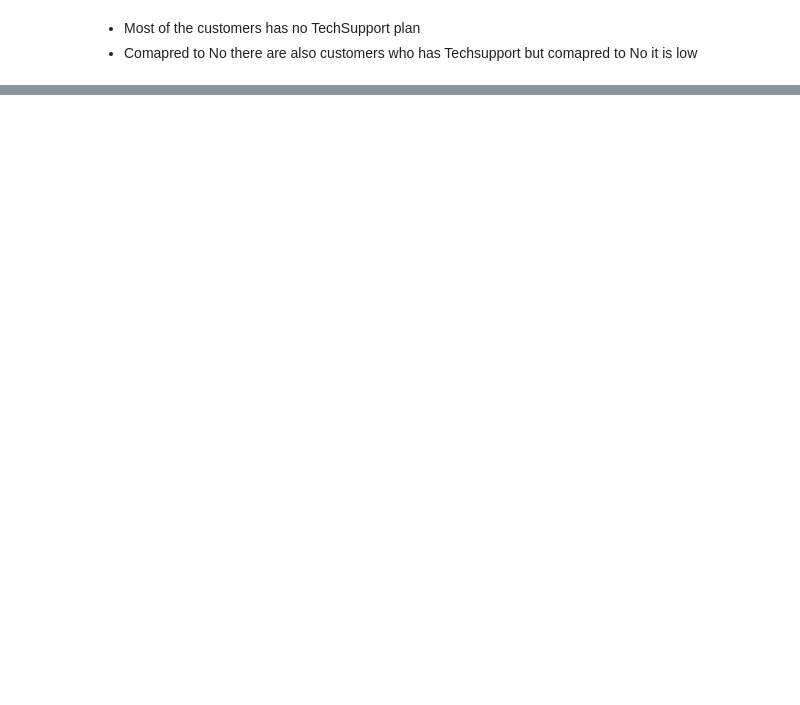
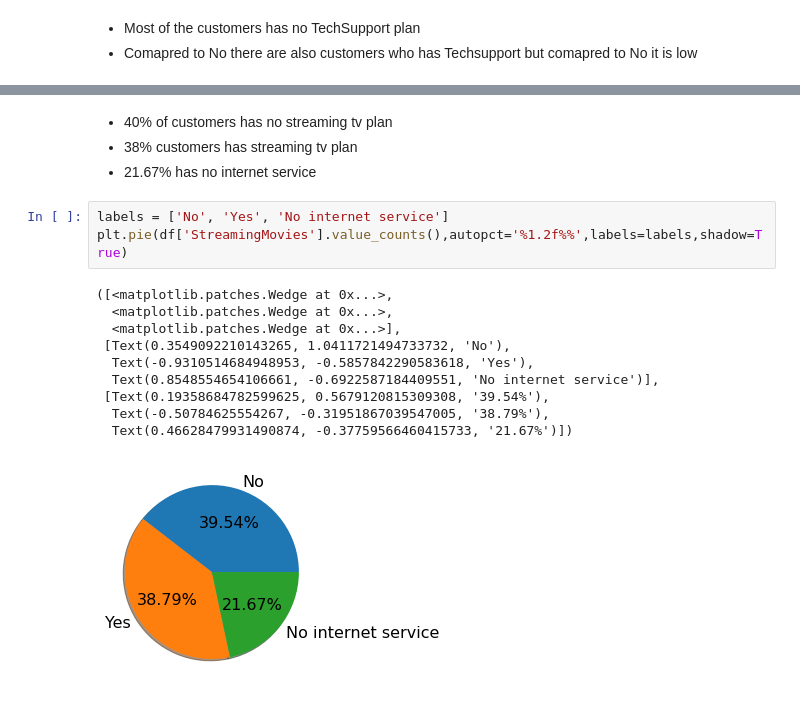
Before and after one commit to akhilmatta89/DT_Evaluation_Projects, a Jupyter notebook: Customer_Churn_Analaysis/customer_churn.ipynb, the cells around one changed output, grey strips where cells are left out. Saved outputs shown, nothing was run; the diff lists cells and outputs as text; blank space fills up the shorter version.

Commit message:
Added code related to customer churn

```diff
--- a/Customer_Churn_Analaysis/customer_churn.ipynb
+++ b/Customer_Churn_Analaysis/customer_churn.ipynb
@@ -361,0 +376,18 @@ plt.pie(df['TechSupport'].value_counts(),autopct='%1.2f%%',labels=labels,shadow=
+# %% [markdown]
+- 40% of customers has no streaming tv plan
+- 38% customers has streaming tv plan
+- 21.67% has no internet service
+# %%
+labels = ['No', 'Yes', 'No internet service']
+plt.pie(df['StreamingMovies'].value_counts(),autopct='%1.2f%%',labels=labels,shadow=True)
+# %% [output]
+([<matplotlib.patches.Wedge at 0x...>,
+  <matplotlib.patches.Wedge at 0x...>,
+  <matplotlib.patches.Wedge at 0x...>],
+ [Text(0.3549092210143265, 1.0411721494733732, 'No'),
+  Text(-0.9310514684948953, -0.5857842290583618, 'Yes'),
+  Text(0.8548554654106661, -0.6922587184409551, 'No internet service')],
+ [Text(0.19358684782599625, 0.5679120815309308, '39.54%'),
+  Text(-0.50784625554267, -0.31951867039547005, '38.79%'),
+  Text(0.46628479931490874, -0.37759566460415733, '21.67%')])
+[figure, added]
```
Also changed, not shown: parts of 96 cells of this notebook, 2 other files.
